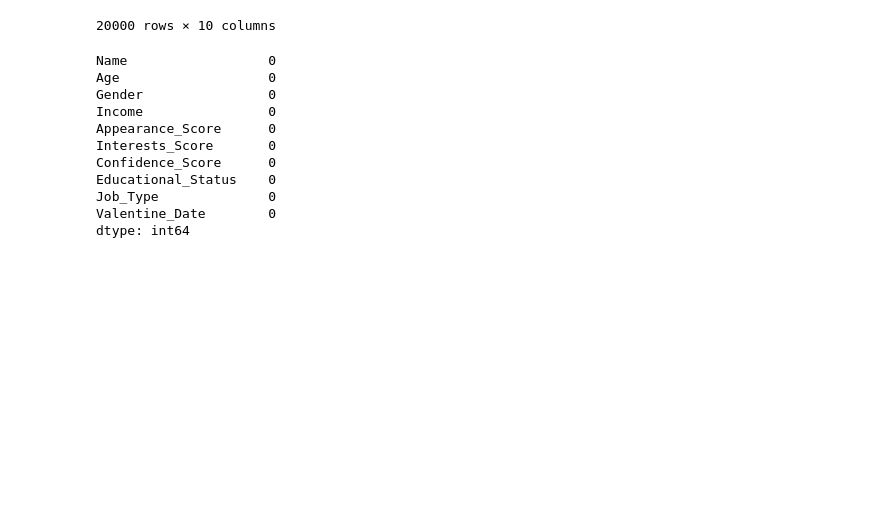
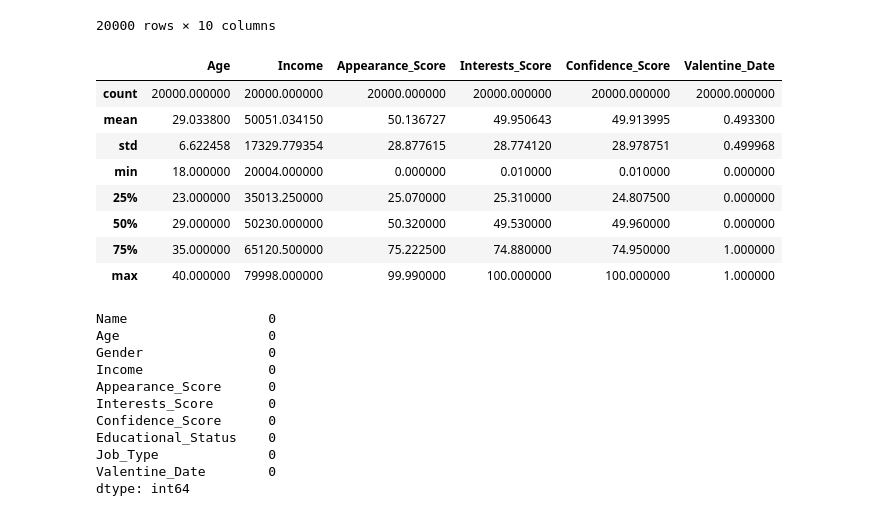
Before and after one commit to MaukanMir/Valentine-Classifier, a Jupyter notebook: training.ipynb, the cells around one changed output. Drawn from its saved outputs; the diff is of its cells as text; code cells hidden in the pictures; blank space fills up the shorter version.

```diff
--- a/training.ipynb
+++ b/training.ipynb
@@ -109,6 +109,18 @@ df
 | 19998 | Rebecca Morton | 33 | Female | 22483 | 73.67 | 64.29 | 29.53 | ... |
 | 19999 | Erik Curry | 21 | Male | 51812 | 50.02 | 47.97 | 45.85 | ... |
 20000 rows × 10 columns
+# %%
+df.describe()
+# %% [output]
+|  | Age | Income | Appearance_Score | Interests_Score | Confidence_Score | Valentine_Date |
+| count | 20000.000000 | 20000.000000 | 20000.000000 | 20000.000000 | 20000.000000 | 20000.000000 |
+| mean | 29.033800 | 50051.034150 | 50.136727 | 49.950643 | 49.913995 | 0.493300 |
+| std | 6.622458 | 17329.779354 | 28.877615 | 28.774120 | 28.978751 | 0.499968 |
+| min | 18.000000 | 20004.000000 | 0.000000 | 0.010000 | 0.010000 | 0.000000 |
+| 25% | 23.000000 | 35013.250000 | 25.070000 | 25.310000 | 24.807500 | 0.000000 |
+| 50% | 29.000000 | 50230.000000 | 50.320000 | 49.530000 | 49.960000 | 0.000000 |
+| 75% | 35.000000 | 65120.500000 | 75.222500 | 74.880000 | 74.950000 | 1.000000 |
+| max | 40.000000 | 79998.000000 | 99.990000 | 100.000000 | 100.000000 | 1.000000 |
 # %%
 df.isna().sum()
 # %% [output]
```
